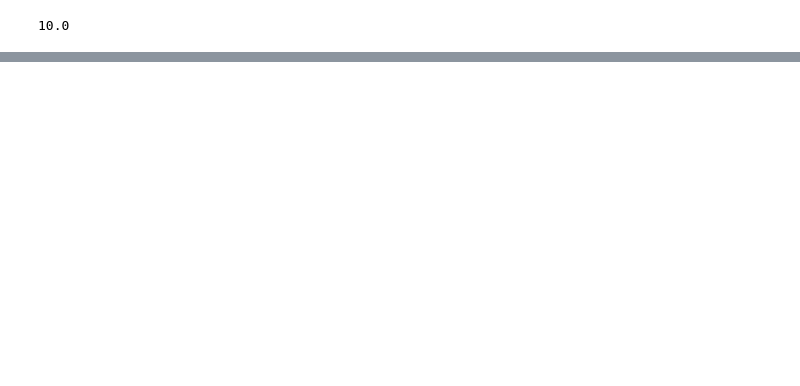
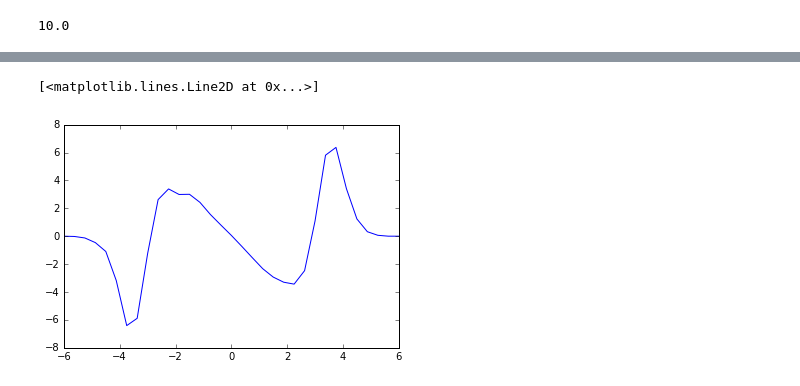
Before and after one commit to dreamer2368/Einstein_Brownian, a Jupyter notebook: Adj_ptc.ipynb, the cells around one changed output, grey strips where cells are left out. Cells and saved outputs as stored; diff of their text form; code cells hidden in the pictures; blank space fills up the shorter version.

```diff
--- a/Adj_ptc.ipynb
+++ b/Adj_ptc.ipynb
@@ -82,0 +100,6 @@ array([[ 1.,  0.],
+# %%
+plt.figure(5)
+plt.plot(qmesh.xg,pg_hat_dx[Ng,:])
+# %% [output]
+[<matplotlib.lines.Line2D at 0x...>]
+[figure, added]
```
Also changed, not shown: parts of 8 cells of this notebook, 5 other files.
